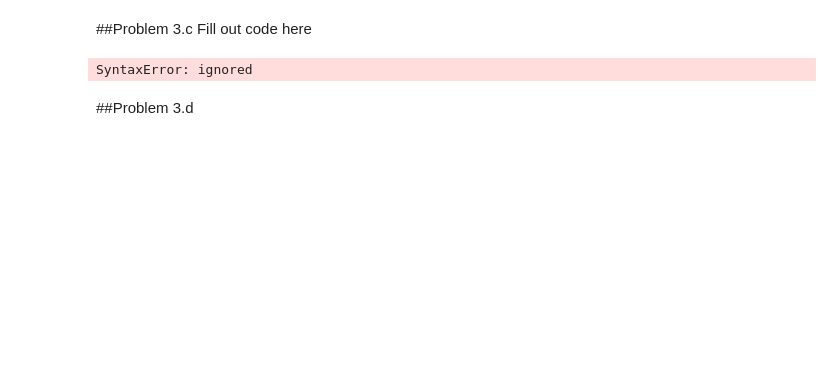
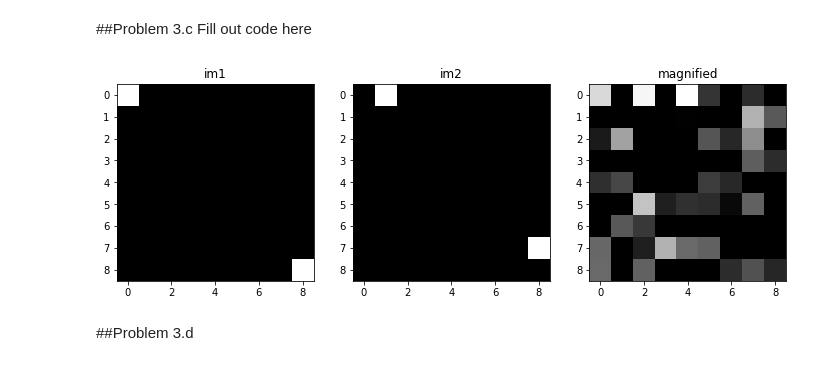
Before and after one commit to twyunting/CSC-676_Computer-Vision, a Jupyter notebook: Homeworks/hw4/Yunting_Chiu/code/Homework4.ipynb, the cells around one changed output. Drawn from its saved outputs; the diff is of its cells as text; code cells hidden in the pictures; blank space fills up the shorter version.

```diff
--- a/Homeworks/hw4/Yunting_Chiu/code/Homework4.ipynb
+++ b/Homeworks/hw4/Yunting_Chiu/code/Homework4.ipynb
@@ -246,39 +245,40 @@ magnificationFactor = 4
 # width of our Gaussian window
 sigma = 2
 
 # horizontal movement from (0, 0) to (0, 1)
 # additional vertical movement from (8, 8) to (7, 8)
 im1 = np.zeros([imSize, imSize])
 im2 = np.zeros([imSize, imSize])
 im1[0,0] = 1
 im2[0,1] = 1
 im1[8,8] = 1
 im2[7,8] = 1
 
 # we will magnify windows of the image and aggregate the results
 magnified = np.zeros([imSize, imSize])
 
 # meshgrid for computing Gaussian window
 X, Y = np.meshgrid(np.arange(imSize), np.arange(imSize))
 
 for y in range(0, imSize, 2*sigma):
-    for x in range(0, imSize, 2*sigma):
-        gaussianMask = # TODO
-        windowMagnified = magnifyChange(# TODO,\
-            magnificationFactor)
-        magnified = magnified + windowMagnified
+  for x in range(0, imSize, 2*sigma):
+    gaussianMask = np.exp((-(X-x).real^2 - (Y-y).real^2) / (2 * sigma^2))
+    IM1 = im1.real*gaussianMask
+    IM2 = im2.real*gaussianMask
+    windowMagnified = magnifyChange(IM1, IM2, magnificationFactor)
+    magnified = magnified + windowMagnified
 
 plt.figure(figsize=(12,36))
 plt.subplot(131)
 imshow(im1); plt.title('im1');
 
 plt.subplot(132)
 imshow(im2); plt.title('im2');
 
 plt.subplot(133)
 imshow(magnified); plt.title('magnified');
 # %% [output]
-SyntaxError: ignored
+[figure, added]
 # %% [markdown]
 ##Problem 3.d
 # %%
```
Also changed, not shown: parts of 8 cells of this notebook.
